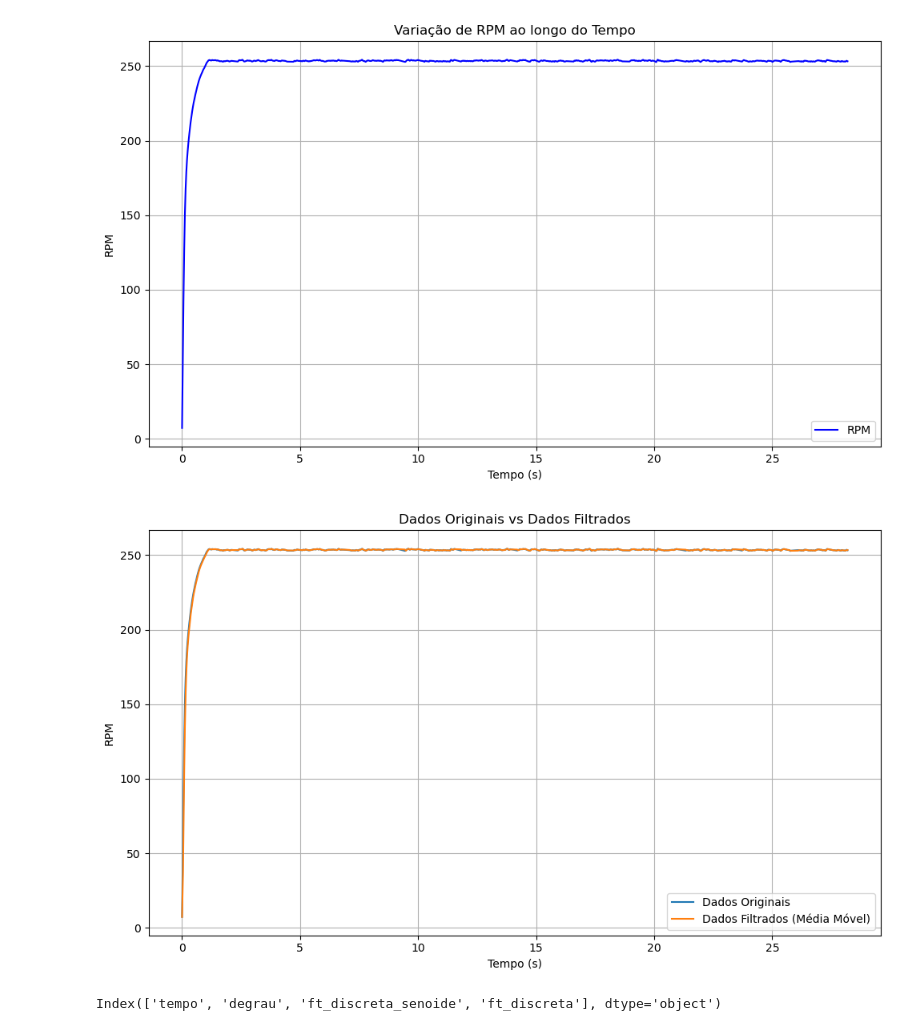
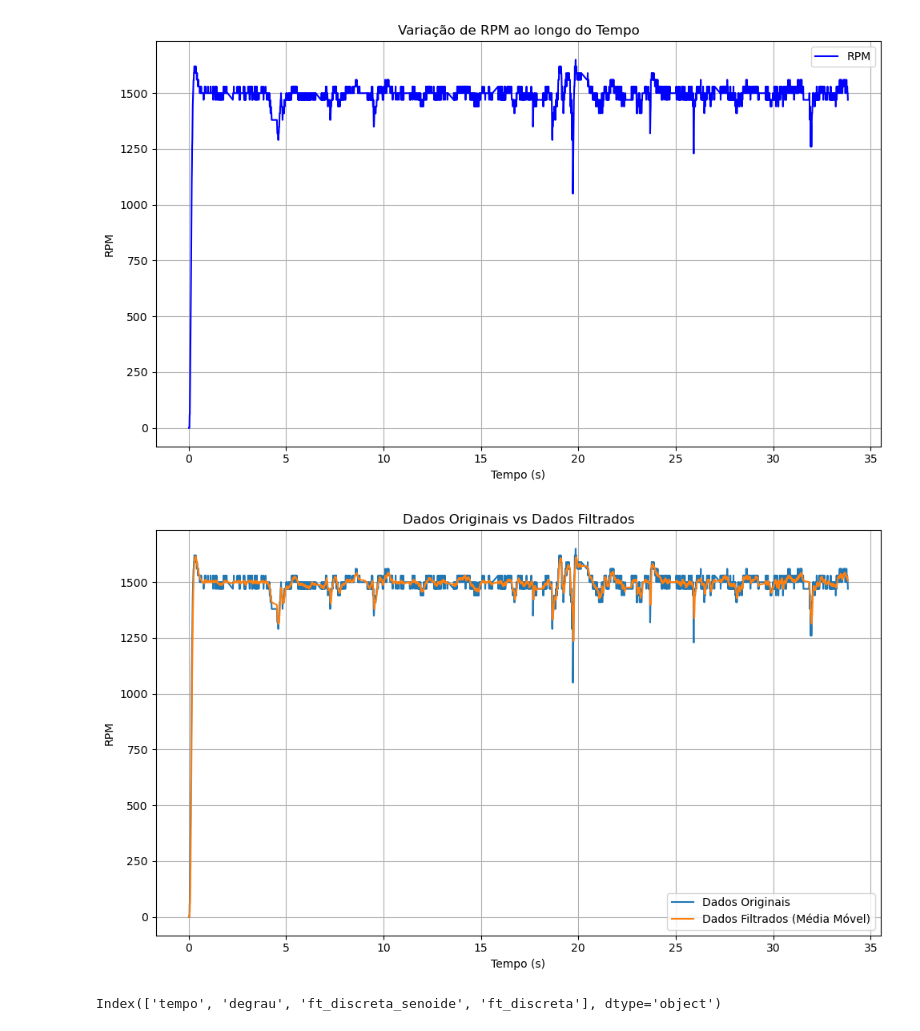
Before and after one commit to Camandaroba06/coleta_dados_labControle, a Jupyter notebook: plot_dados_motor.ipynb, the cells around one changed output. Drawn from its saved outputs; the diff is of its cells as text; code cells hidden in the pictures.

Commit message:
plot teste de carga

```diff
--- a/plot_dados_motor.ipynb
+++ b/plot_dados_motor.ipynb
@@ -3,28 +3,28 @@ import pandas as pd
 import matplotlib.pyplot as plt
 import plotly.express as px
 # %%
-dados = pd.read_csv('dados_2300RPM.csv')
+dados = pd.read_csv('arquivo_combinado.csv')
 # dados = pd.read_csv('dados_1000RPM.csv')
 
 
 tempo = dados['Tempo (s)']
 rpm = dados['RPM']
 
 plt.figure(figsize=(10, 6))
 plt.plot(tempo, rpm, linestyle='-', color='b', label='RPM')
 plt.title('Variação de RPM ao longo do Tempo')
 plt.xlabel('Tempo (s)')
 plt.ylabel('RPM')
 plt.grid(True)
 plt.legend()
 plt.tight_layout()
 
 
 
 
 plt.show()
 # %% [output]
-[figure, old version]
+[figure, new version]
 # %%
 fig = px.line(dados, x='Tempo (s)', y='RPM', title='Variação de RPM ao longo do Tempo')
 fig.update_xaxes(title='Tempo (s)')
@@ -56,7 +56,7 @@ fig.update_xaxes(title='Tempo (s)')
 fig.update_yaxes(title='RPM')
 fig.show()
 # %% [output]
-[figure, old version]
+[figure, new version]
 # %%
 dados_simulink = pd.read_csv("dados_simulink.csv")
 print(dados_simulink.columns)
```
Also changed, not shown: parts of 1 cell of this notebook.
